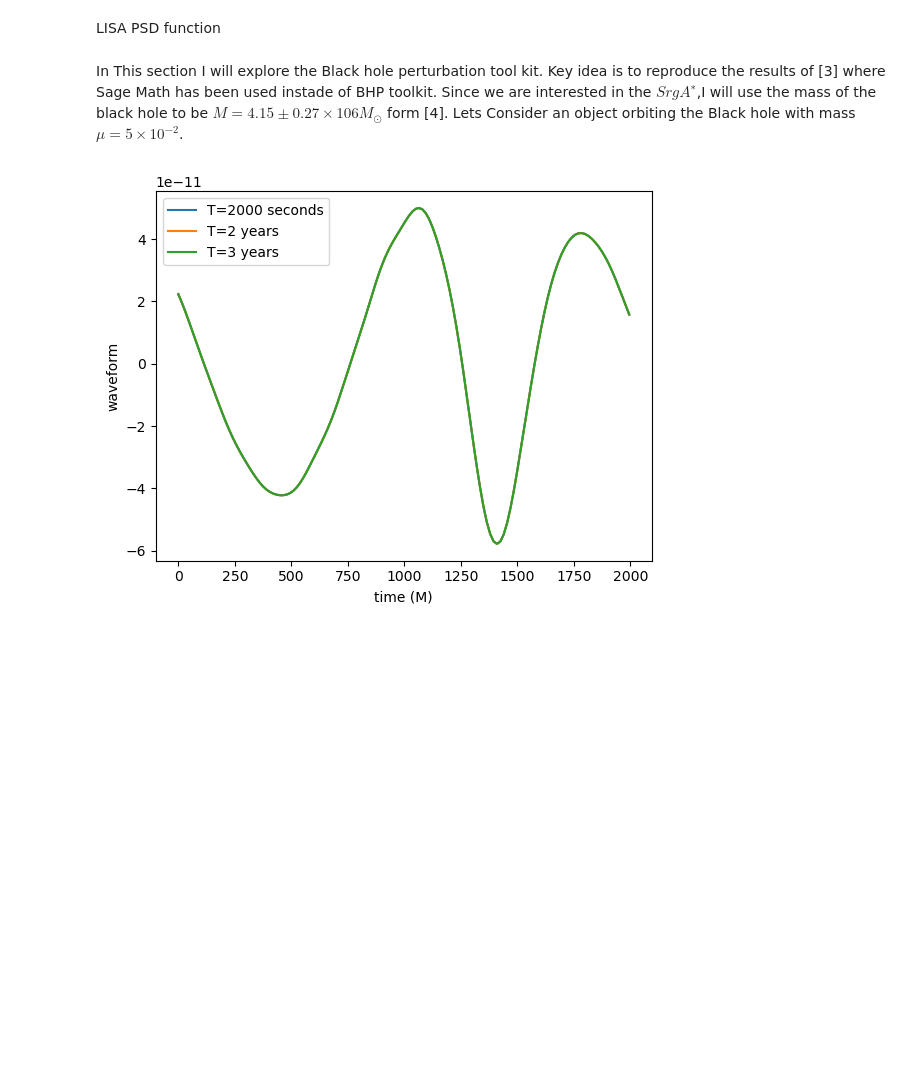
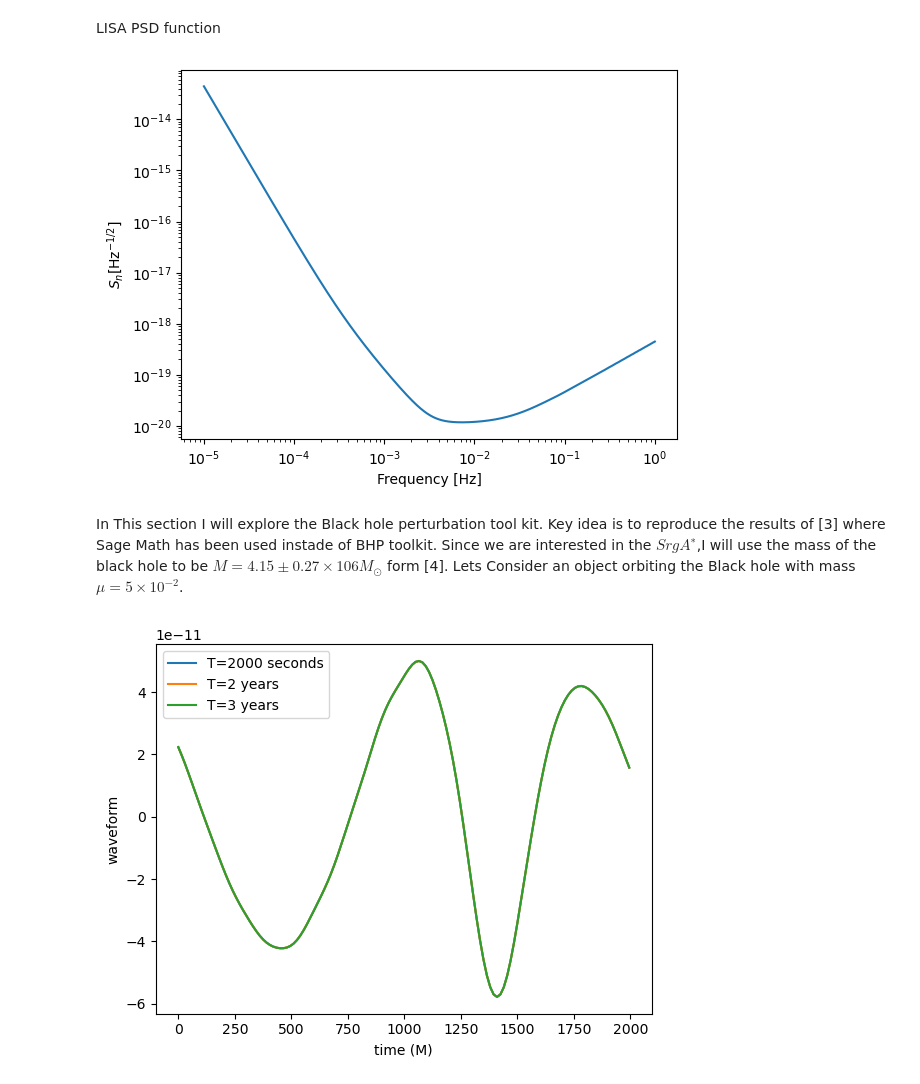
Before and after one commit to smmasruk/M1_Intership, a Jupyter notebook: NotebooksForReport/1stNBwithBHP.ipynb, the cells around one changed output. Saved outputs shown, nothing was run; the diff lists cells and outputs as text; code cells hidden in the pictures; blank space fills up the shorter version.

```diff
--- a/NotebooksForReport/1stNBwithBHP.ipynb
+++ b/NotebooksForReport/1stNBwithBHP.ipynb
@@ -103,6 +103,17 @@ def power_spectral_density_RCLfit(freq):
     f_star = 1.909e-2
     p_n = (p_oms + 2*(1 + np.cos(freq/f_star)**2)*p_acc/(2*(np.pi)*freq)**4)/L**2
     return 10./3.*p_n*(1 + 0.6*(freq/f_star)**2)
+# %%
+#  a array from 10e-5 to 0 then psd
+freqs = np.logspace(-5, 0, 1000)
+psd = power_spectral_density_RCLfit(freqs)
+plt.Figure()
+plt.loglog(freqs, np.sqrt(psd))
+plt.xlabel('Frequency [Hz]')
+plt.ylabel(r'$S_n$[Hz$^{-1/2}$]')
+plt.show()
+# %% [output]
+[figure, added]
 # %% [markdown]
 In This section I will explore the Black hole perturbation tool kit. Key idea is to reproduce
 the results of [3] where Sage Math has been used instade of BHP toolkit. Since we are
```
Also changed, not shown: parts of 19 cells of this notebook, 26 other files.
